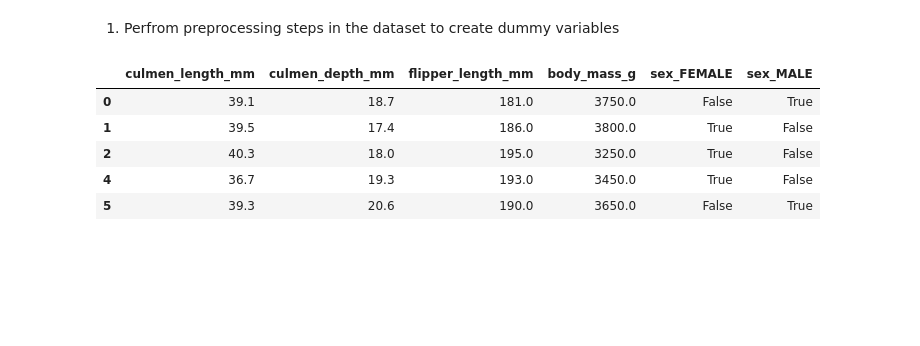
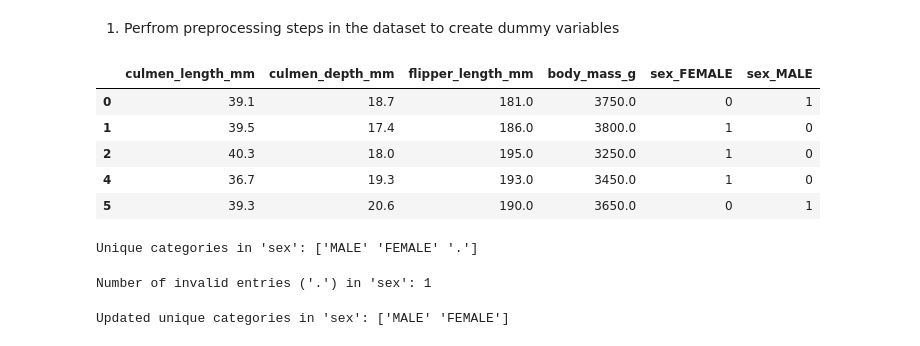
Before and after one commit to lfpmeloni/machine-learning-2024, a Jupyter notebook: projects/clustering-antarctic-penguin-species/analysis_notebook.ipynb, the cells around one changed output. Cells and saved outputs as stored; diff of their text form; code cells hidden in the pictures; blank space fills up the shorter version.

```diff
--- a/projects/clustering-antarctic-penguin-species/analysis_notebook.ipynb
+++ b/projects/clustering-antarctic-penguin-species/analysis_notebook.ipynb
@@ -71,12 +71,28 @@ penguins_cleaned.head()
 # %% [markdown]
 1. Perfrom preprocessing steps in the dataset to create dummy variables
 # %%
-penguins_with_dummies = pd.get_dummies(penguins_cleaned, columns=['sex'], drop_first=True)
+penguins_with_dummies = pd.get_dummies(penguins_cleaned, columns=['sex'], drop_first=True, dtype='int')
 penguins_with_dummies.head()
 # %% [output]
 |  | culmen_length_mm | culmen_depth_mm | flipper_length_mm | body_mass_g | sex_FEMALE | sex_MALE |
-| 0 | 39.1 | 18.7 | 181.0 | 3750.0 | False | True |
-| 1 | 39.5 | 17.4 | 186.0 | 3800.0 | True | False |
-| 2 | 40.3 | 18.0 | 195.0 | 3250.0 | True | False |
-| 4 | 36.7 | 19.3 | 193.0 | 3450.0 | True | False |
-| 5 | 39.3 | 20.6 | 190.0 | 3650.0 | False | True |
+| 0 | 39.1 | 18.7 | 181.0 | 3750.0 | 0 | 1 |
+| 1 | 39.5 | 17.4 | 186.0 | 3800.0 | 1 | 0 |
+| 2 | 40.3 | 18.0 | 195.0 | 3250.0 | 1 | 0 |
+| 4 | 36.7 | 19.3 | 193.0 | 3450.0 | 1 | 0 |
+| 5 | 39.3 | 20.6 | 190.0 | 3650.0 | 0 | 1 |
+# %%
+# Since the drop_first=True did not leave only one column for the penguins sex, lets see if there arent any wrong data
+unique_categories = penguins_cleaned['sex'].unique()
+print("Unique categories in 'sex':", unique_categories)
+# %% [output]
+Unique categories in 'sex': ['MALE' 'FEMALE' '.']
+# %%
+print(f"Number of invalid entries ('.') in 'sex': {(penguins_cleaned['sex'] == '.').sum()}")
+# %% [output]
+Number of invalid entries ('.') in 'sex': 1
+# %%
+# Drop rows where 'sex' is '.'
+penguins_cleaned = penguins_cleaned[penguins_cleaned['sex'] != '.']
+print("Updated unique categories in 'sex':", penguins_cleaned['sex'].unique())
+# %% [output]
+Updated unique categories in 'sex': ['MALE' 'FEMALE']
```
Also changed, not shown: parts of 9 cells of this notebook, 2 other files.
